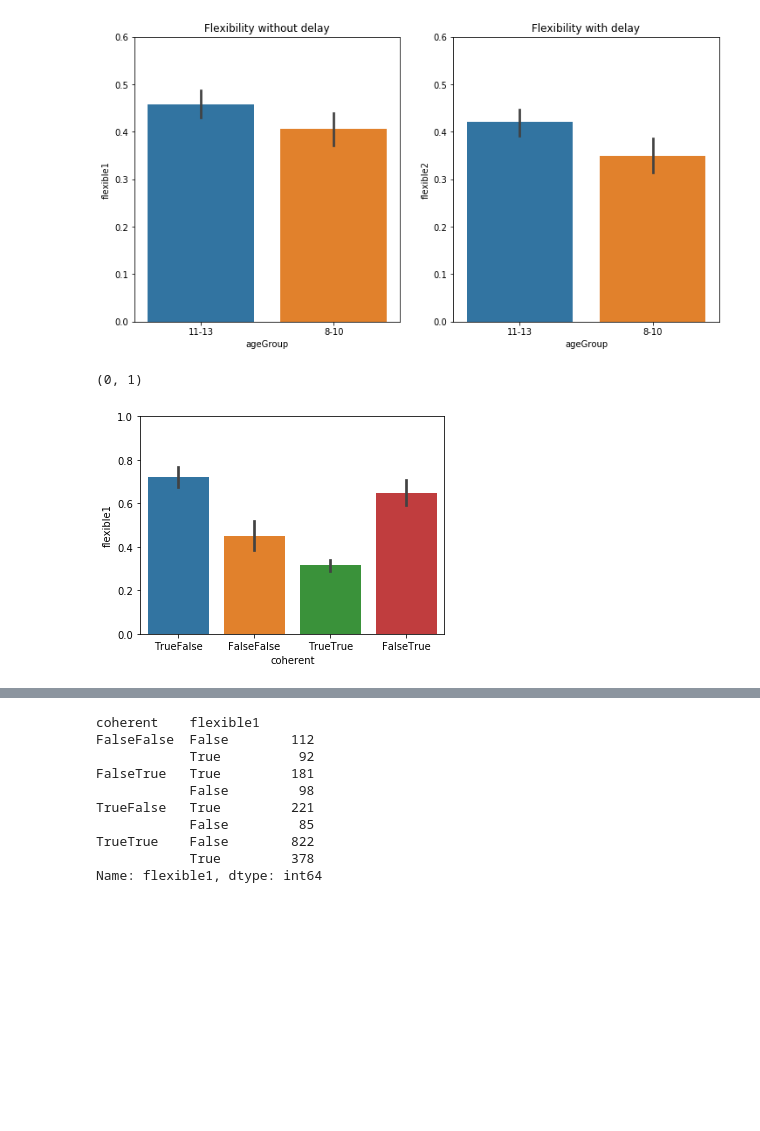
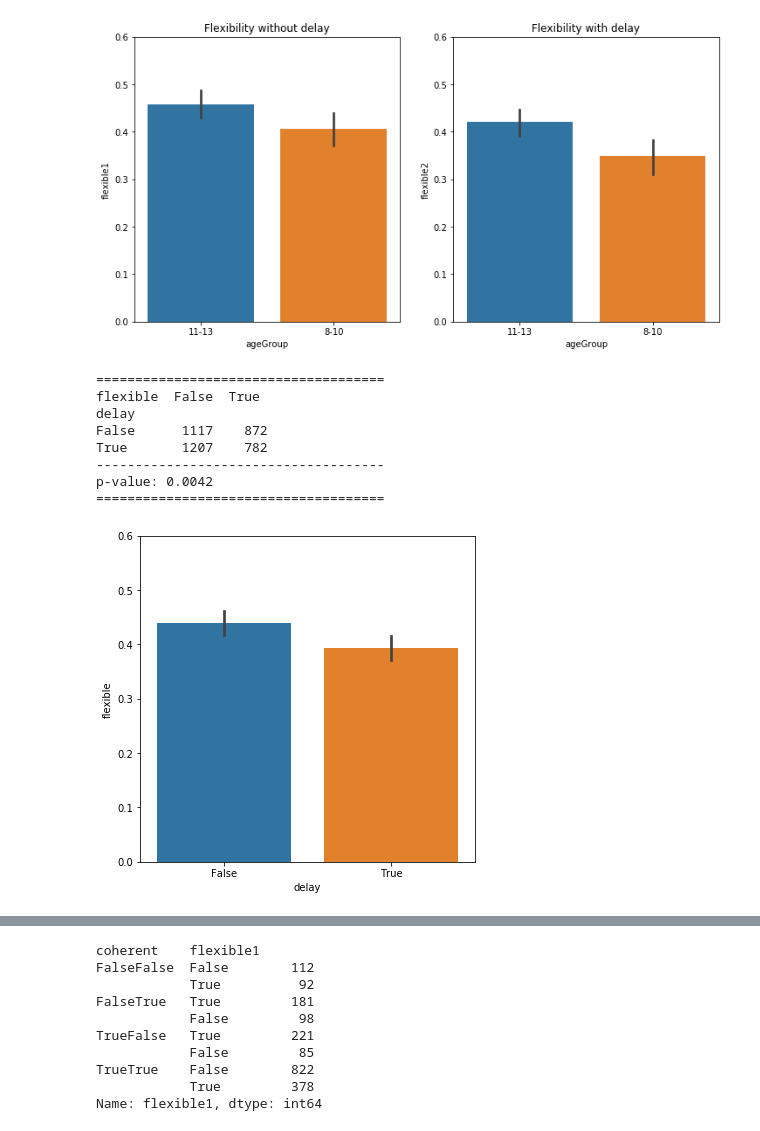
Before and after one commit to chili-epfl/induce, a Jupyter notebook: analysis/Analysis.ipynb, the cells around one changed output, grey strips where cells are left out. Cells and saved outputs as stored; diff of their text form; code cells hidden in the pictures; blank space fills up the shorter version.

```diff
--- a/analysis/Analysis.ipynb
+++ b/analysis/Analysis.ipynb
@@ -434,6 +459,7 @@ Feature_Choices_Combined.head()
 _D = dataDf
 
 _students = []
+_delays = []
 
 for student in _D.user.unique():
     _S = _D[(_D.user == student)]
@@ -445,6 +471,7 @@ for student in _D.user.unique():
             continue
 
         _students.append({
+            "user": _S.user.tolist()[0],
             'coherent1': answers[0] == answers[1],
             'coherent2': answers[0] == answers[2],
             'flexible1': answers[3] == answers[4],
@@ -452,9 +479,25 @@ for student in _D.user.unique():
             'ageGroup': _S.ageGroup.tolist()[0]
         })
 
-_resultDf = pd.DataFrame(_students)
-_resultDf["coherent"] = _resultDf.coherent1.apply(str) + _resultDf.coherent2.apply(str)
-_resultDf.head()
+        _delays.append({
+            "user": _S.user.tolist()[0],
+            'ageGroup': _S.ageGroup.tolist()[0],
+            "delay": False,
+            'flexible': answers[3] == answers[4],
+        })
+        _delays.append({
+            "user": _S.user.tolist()[0],
+            'ageGroup': _S.ageGroup.tolist()[0],
+            "delay": True,
+            'flexible': answers[3] == answers[5],
+        })
+
+Coherence_Flexibility = pd.DataFrame(_students)
+Coherence_Flexibility["coherent"] = Coherence_Flexibility.coherent1 & Coherence_Flexibility.coherent2
+
+Delay_Flexibility = pd.DataFrame(_delays)
+
+Coherence_Flexibility.head(12)
 # %% [output]
 ['type', 'type', 'type', 'orientation', 'type']
 ['orientation', 'orientation']
@@ -519,11 +569,18 @@ plt.ylim([0,0.6])
 (0, 0.6)
 [figure]
 # %%
-plt.figure(figsize=(12,4))
+plt.figure(figsize=(6,6))
 
-plt.subplot(1,2,1)
-sns.barplot(x="coherent", y="flexible1", data=_resultDf)
-plt.ylim([0,1])
+sns.barplot(x="delay", y="flexible", data=Delay_Flexibility)
+plt.ylim([0,0.6])
+ChiSquare(Delay_Flexibility.delay,Delay_Flexibility.flexible)
 # %% [output]
-(0, 1)
+=====================================
+flexible  False  True
+delay
+False      1117    872
+True       1207    782
+-------------------------------------
+p-value: 0.0042
+=====================================
-[figure, old version]
+[figure, new version]
```
Also changed, not shown: parts of 9 cells of this notebook, 3 other files.
